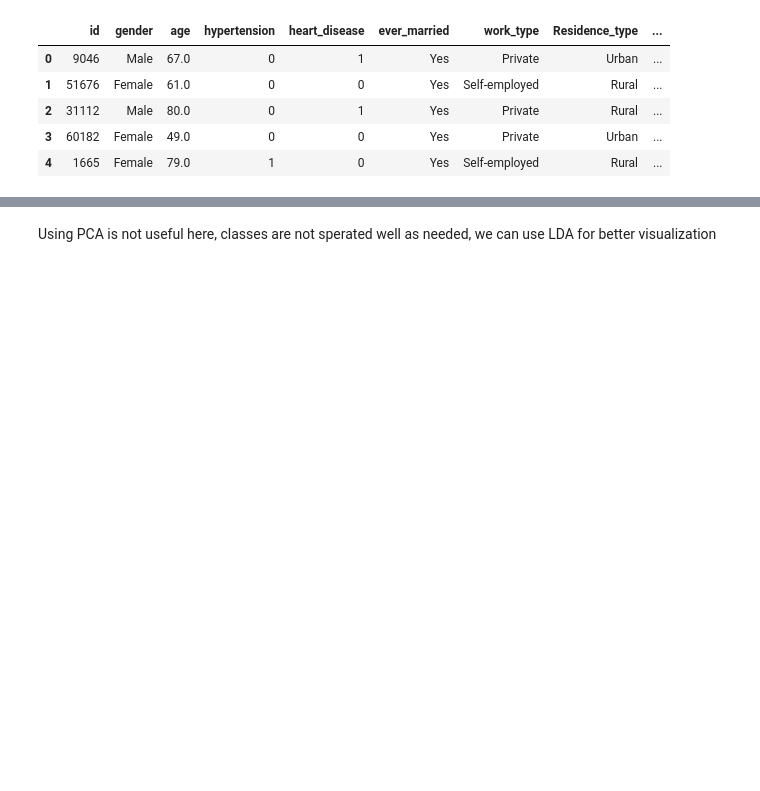
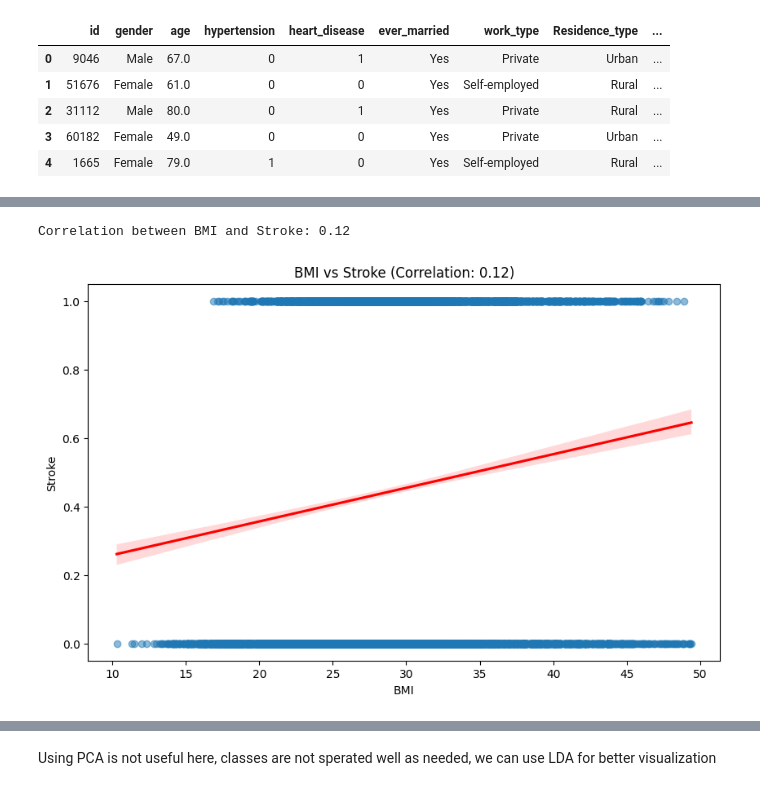
Before and after one commit to Mohamed-Ahmed-Esmat/Stroke-Detection, a Jupyter notebook: detection.ipynb, the cells around one changed output, grey strips where cells are left out. Saved outputs shown, nothing was run; the diff lists cells and outputs as text; code cells hidden in the pictures; blank space fills up the shorter version.

```diff
--- a/detection.ipynb
+++ b/detection.ipynb
@@ -198,0 +166,15 @@ plt.show()
+# %%
+# Calculate the correlation coefficient
+correlation = df_cleaned[['bmi', 'stroke']].corr().iloc[0, 1]
+print(f"Correlation between BMI and Stroke: {correlation:.2f}")
+
+# Visualize the correlation using a scatter plot with a regression line
+plt.figure(figsize=(10, 6))
+sns.regplot(x='bmi', y='stroke', data=df_cleaned, scatter_kws={'alpha': 0.5}, line_kws={'color': 'red'})
+plt.title(f'BMI vs Stroke (Correlation: {correlation:.2f})')
+plt.xlabel('BMI')
+plt.ylabel('Stroke')
+plt.show()
+# %% [output]
+Correlation between BMI and Stroke: 0.12
+[figure, added]
```
Also changed, not shown: parts of 67 cells of this notebook.
